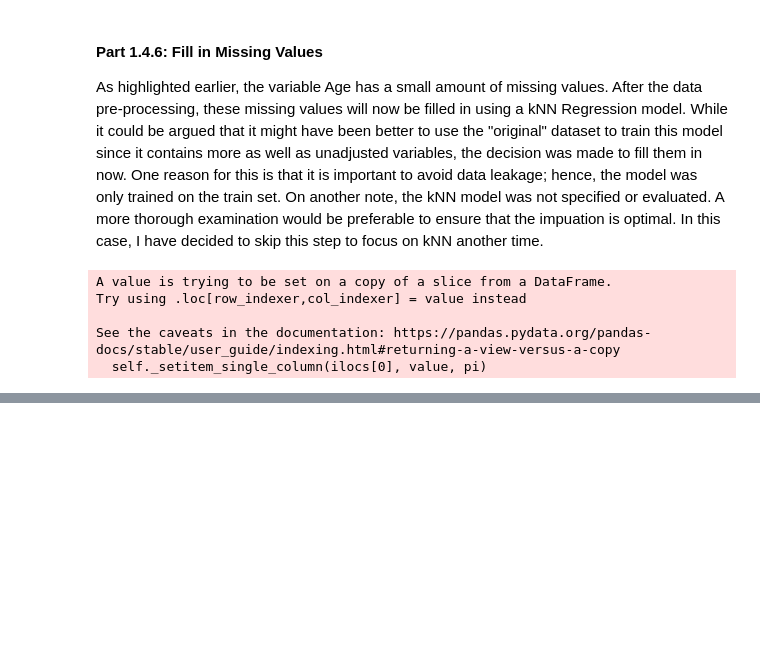
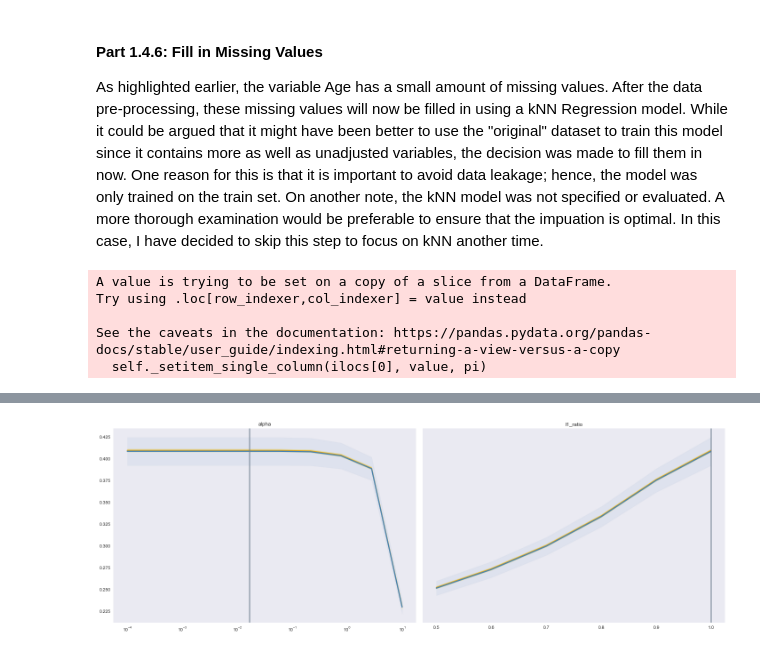
Before and after one commit to evasaunders/PersonalProjects, a Jupyter notebook: 2021_Hotel_EDA/2021_Hotel_Regression.ipynb, the cells around one changed output, grey strips where cells are left out. Saved outputs shown, nothing was run; the diff lists cells and outputs as text; code cells hidden in the pictures; blank space fills up the shorter version.

```diff
--- a/2021_Hotel_EDA/2021_Hotel_Regression.ipynb
+++ b/2021_Hotel_EDA/2021_Hotel_Regression.ipynb
@@ -578,0 +810,42 @@ ValueError: Found array with 0 sample(s) (shape=(0, 27)) while a minimum of 1 is
+# %%
+#function definition to subset grid search results
+def return_subset(grid_results, best_params, params, index):
+    '''
+    Takes a dataframe of grid search results, the optimal parameter values, the parameter names, and an integer. Returns a subset of the dataframe by holding all parameters constant at their optimal level except for the parameter selected by the index.
+    '''
+    selection = [0,1]
+    selection.remove(index)
+
+    #creates the column name
+    param = 'param_elasticnet__{}'.format(params[selection[0]])
+
+    #amount of conditions, and the returned subset depends on the number of parameters in the grid search
+    return grid_results[(grid_results[param] == best_params[param[6:]])]
+# %%
+#function definition to plot multiple grid search result plots
+def plot_multiple(results, best_params, params):
+    '''
+    Takes the results of a gridsearch with multiple parameters, the best parameter values, and the parameter names. Creates a plot for each parameter while holding the other parameters constant (using their optimal value) using the plot_gridsearch function.
+    '''
+    fig, axes = plt.subplots(1,2, figsize = (20,7), sharey = True)
+
+    for i, ax in enumerate(axes.ravel()):
+        #select the columns for each parameter where the other parameters are held constant at their
+        #optimal level and plot the relevant test and training scores
+        relevant_results = return_subset(results, best_params, params, i)
+        plot_gridsearch(relevant_results, params[i], ax)
+
+        #adjust the plot
+        ax.set_title('{}'.format(params[i]))
+
+        #draw a vertical line where the optimal paramter value lies
+        ax.axvline(x = best_params['elasticnet__{}'.format(params[i])], color = 'slategray', lw = 2)
+
+    plt.rc('font', size = 14)
+    plt.tight_layout()
+    plt.show()
+# %%
+#plot the mean test scores for the alpha and l1_ratio values for the optimal value for the respective other parameter
+plot_multiple(grid_results, best_params, ["alpha", "l1_ratio"])
+# %% [output]
+[figure, added]
```
Also changed, not shown: parts of 105 cells of this notebook.
